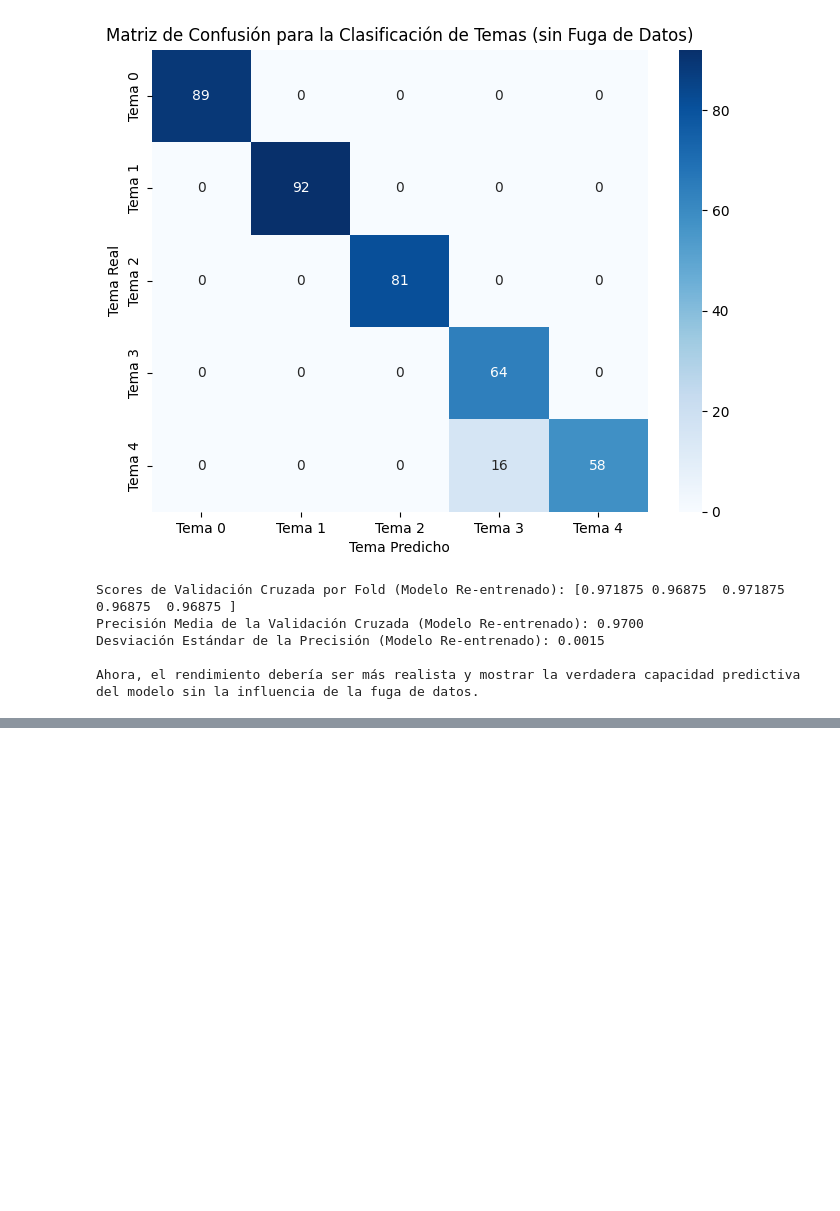
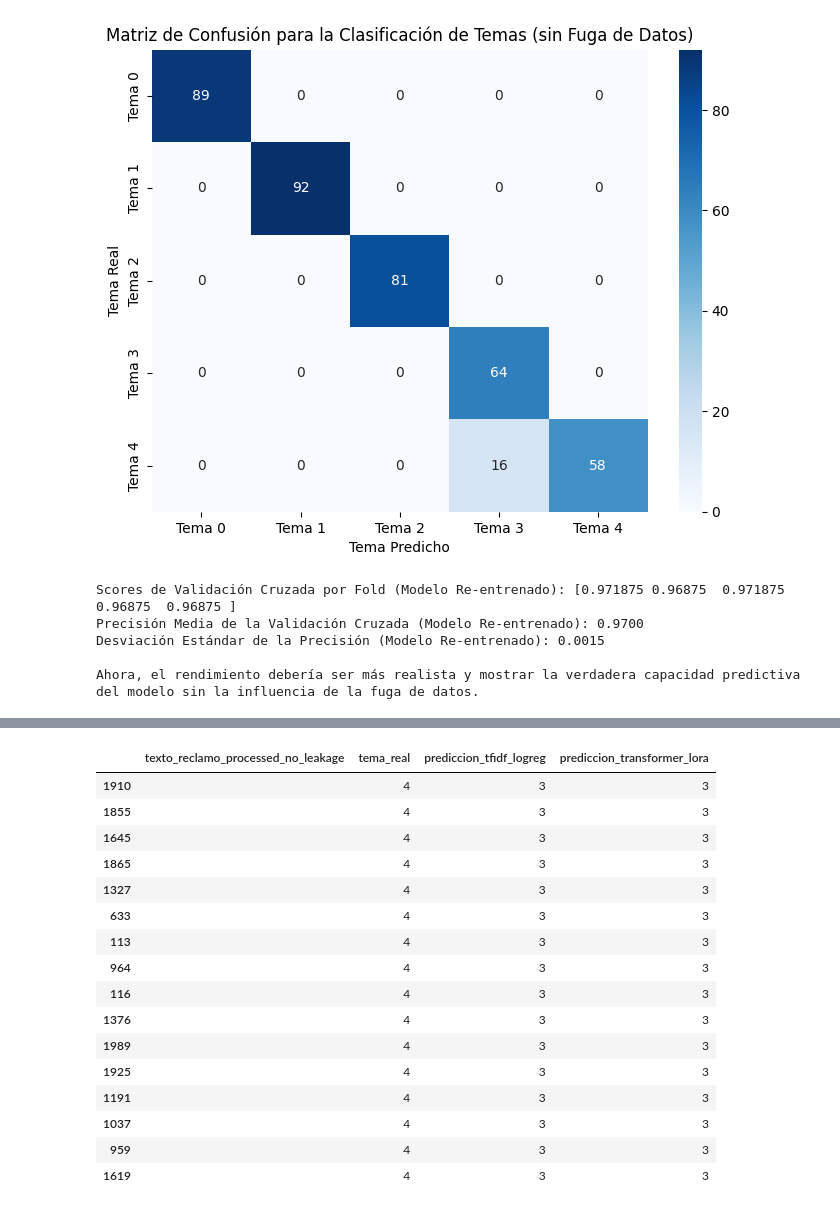
Before and after one commit to signur43/Curso_DataScienceIII, a Jupyter notebook: Codigo/Curso_3.ipynb, the cells around one changed output, grey strips where cells are left out. Cells and saved outputs as stored; diff of their text form; code cells hidden in the pictures; blank space fills up the shorter version.

```diff
--- a/Codigo/Curso_3.ipynb
+++ b/Codigo/Curso_3.ipynb
@@ -869,0 +1083,7 @@ print(torch.__version__)
+# %%
+start_time = time.time()
+trainer.train()
+end_time = time.time()
+training_time_lora = end_time - start_time
+
+print(f"Tiempo de entrenamiento del modelo LoRA: {training_time_lora:.2f} segundos")
@@ -869,0 +1189,26 @@ print(torch.__version__)
+# %%
+# Obtener las predicciones del modelo Transformer + LoRA en el conjunto de prueba
+lora_predictions_output = trainer.predict(tokenized_datasets["test"])
+lora_predictions_raw = lora_predictions_output.predictions
+lora_predictions = np.argmax(lora_predictions_raw, axis=1)
+
+# Asegurarse de que y_test sea un array de numpy para la comparación
+y_test_np = y_test.to_numpy()
+
+# Crear un DataFrame para comparar las predicciones y las etiquetas reales
+comparison_df = pd.DataFrame({
+    'texto_reclamo_processed_no_leakage': X_test_no_leak,
+    'tema_real': y_test_np,
+    'prediccion_tfidf_logreg': y_pred_no_leak,
+    'prediccion_transformer_lora': lora_predictions
+})
+
+# Filtrar el DataFrame para mostrar solo los casos donde las predicciones difieren
+differing_predictions_df = comparison_df[
+    (comparison_df['prediccion_tfidf_logreg'] != comparison_df['tema_real']) |
+    (comparison_df['prediccion_transformer_lora'] != comparison_df['tema_real']) |
+    (comparison_df['prediccion_tfidf_logreg'] != comparison_df['prediccion_transformer_lora'])
+]
+
+print(f"Número de reclamos con predicciones diferentes entre modelos o con el tema real: {len(differing_predictions_df)}")
+display(differing_predictions_df.head(10))
@@ -869,0 +1229,20 @@ print(torch.__version__)
+# %%
+display(differing_predictions_df)
+# %% [output]
+|  | texto_reclamo_processed_no_leakage | tema_real | prediccion_tfidf_logreg | prediccion_transformer_lora |
+| 1910 |  | 4 | 3 | 3 |
+| 1855 |  | 4 | 3 | 3 |
+| 1645 |  | 4 | 3 | 3 |
+| 1865 |  | 4 | 3 | 3 |
+| 1327 |  | 4 | 3 | 3 |
+| 633 |  | 4 | 3 | 3 |
+| 113 |  | 4 | 3 | 3 |
+| 964 |  | 4 | 3 | 3 |
+| 116 |  | 4 | 3 | 3 |
+| 1376 |  | 4 | 3 | 3 |
+| 1989 |  | 4 | 3 | 3 |
+| 1925 |  | 4 | 3 | 3 |
+| 1191 |  | 4 | 3 | 3 |
+| 1037 |  | 4 | 3 | 3 |
+| 959 |  | 4 | 3 | 3 |
+| 1619 |  | 4 | 3 | 3 |
```
Also changed, not shown: parts of 32 cells of this notebook.
